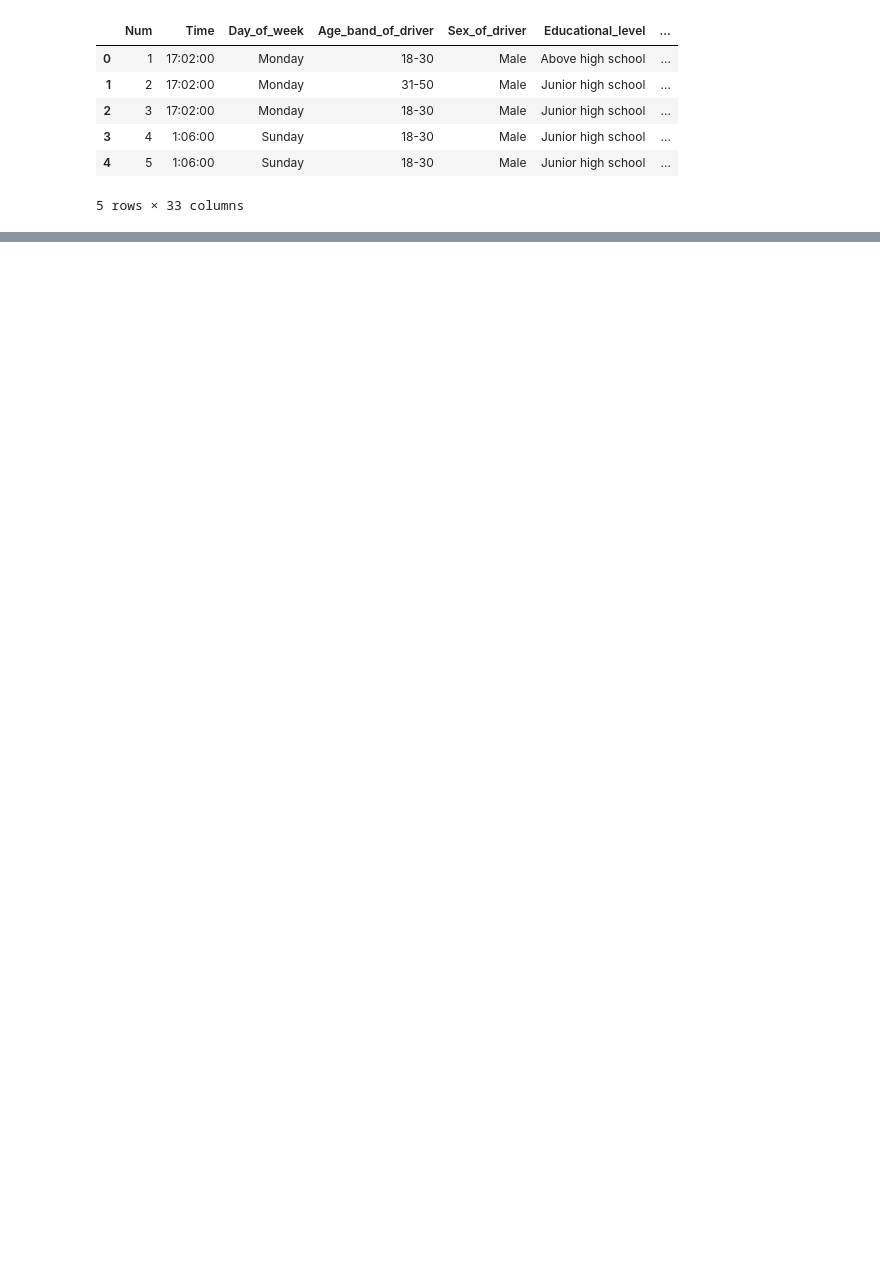
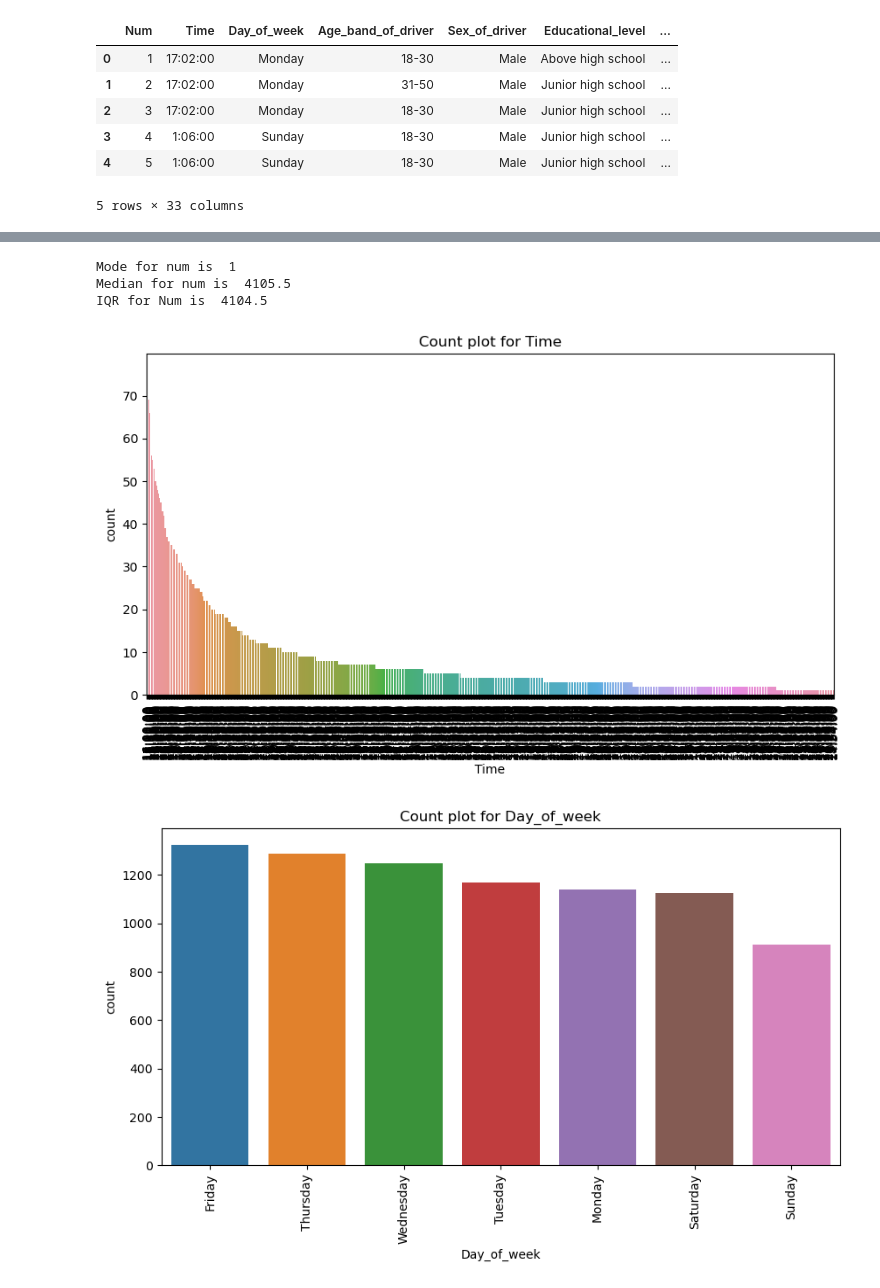
Before and after one commit to junclemente/ADS502-FinalProject, a Jupyter notebook: matt/eda.ipynb, the cells around one changed output, grey strips where cells are left out. Saved outputs shown, nothing was run; the diff lists cells and outputs as text; code cells hidden in the pictures; blank space fills up the shorter version.

```diff
--- a/matt/eda.ipynb
+++ b/matt/eda.ipynb
@@ -25,0 +28,3 @@ print(len(set1), set1)
+# %%
+selected_columns = ['Num', 'Time', 'Day_of_week', 'Age_band_of_driver', 'Sex_of_driver', 'Educational_level', 'Vehicle_driver_relation', 'Driving_experience', 'Type_of_vehicle', 'Owner_of_vehicle', 'Service_year_of_vehicle', 'Accident_severity']
+df_matt = df[selected_columns]
@@ -25,0 +87,2 @@ print(len(set1), set1)
+# %%
+df_matt_cleaned = df_matt.copy()
@@ -25,0 +91,5 @@ print(len(set1), set1)
+# %%
+for column in df_matt_cleaned.columns:
+    if df_matt_cleaned[column].dtype == 'object' or df_matt_cleaned[column].dtype == 'category':
+        mode_value = df_matt_cleaned[column].mode()[0]
+        df_matt_cleaned[column].fillna(mode_value, inplace=True)
@@ -25,0 +143,4 @@ print(len(set1), set1)
+# %%
+for column in df_matt_cleaned.columns:
+    if df_matt_cleaned[column].dtype == 'object':
+        print(f"\nFrequency distribution for {column}:\n", df_matt_cleaned[column].value_counts())
@@ -25,0 +167,23 @@ print(len(set1), set1)
+# %%
+print("\nMode for num is ", df_matt_cleaned['Num'].mode()[0])
+print("Median for num is ", df_matt_cleaned['Num'].median())
+
+pq3,pq1 = np.percentile(df_matt_cleaned['Num'], [75,25])
+
+iqr = pq3-pq1
+print("IQR for Num is ", iqr)
+# %% [output]
+Mode for num is  1
+Median for num is  4105.5
+IQR for Num is  4104.5
+# %%
+for column in df_matt_cleaned.columns:
+    if df_matt_cleaned[column].dtype == 'object':
+        plt.figure(figsize=(10, 5))
+        sns.countplot(data=df_matt_cleaned, x=column, order=df_matt_cleaned[column].value_counts().index)
+        plt.xticks(rotation=90)
+        plt.title(f"Count plot for {column}")
+        plt.show()
+# %% [output]
+[figure, added]
+[figure, added]
```
Also changed, not shown: parts of 16 cells of this notebook.
